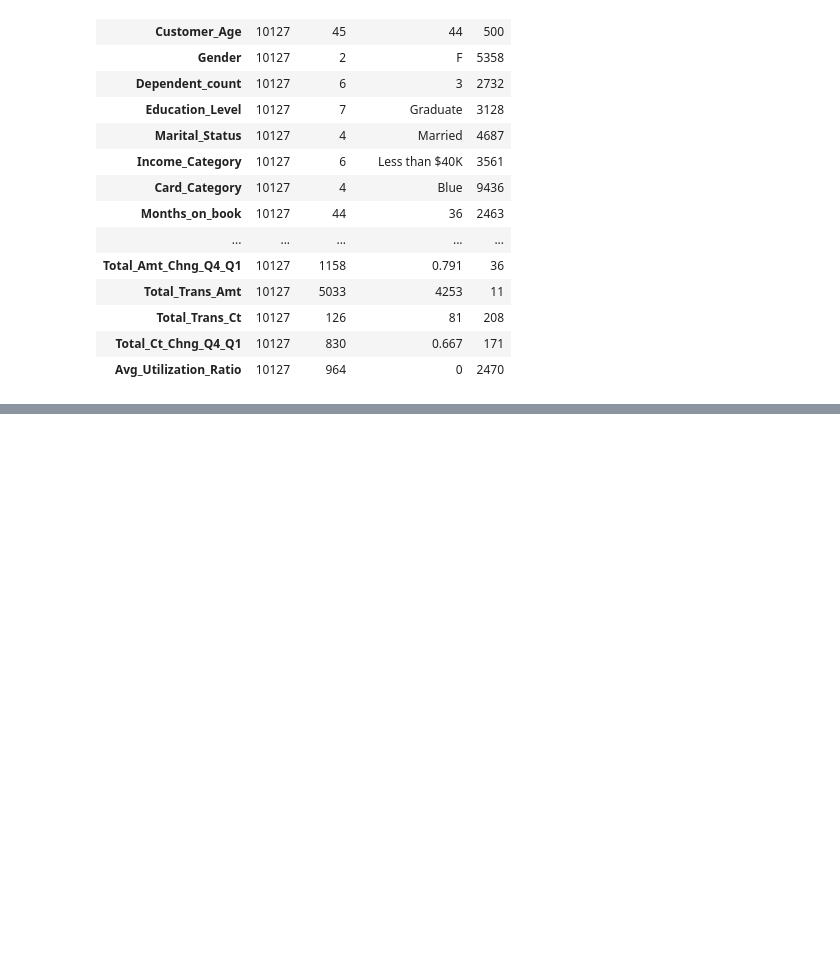
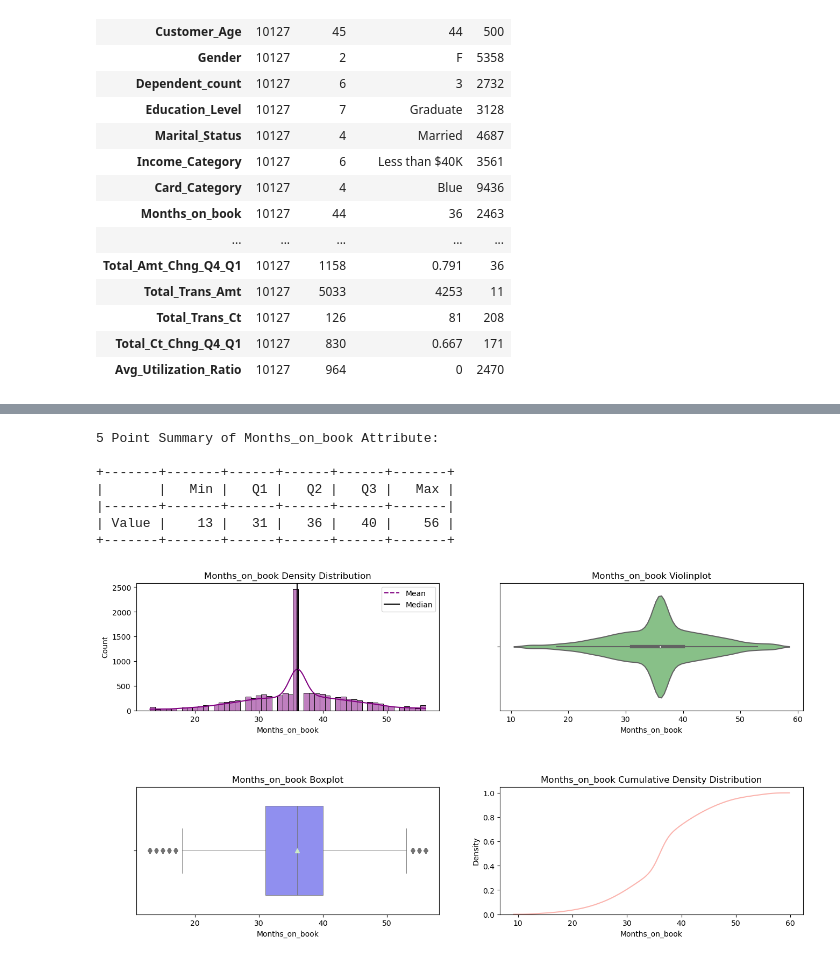
Before and after one commit to lgnovo/Project-4, a Jupyter notebook: bank_churners.ipynb, the cells around one changed output, grey strips where cells are left out. Drawn from its saved outputs; the diff is of its cells as text; code cells hidden in the pictures; blank space fills up the shorter version.

```diff
--- a/bank_churners.ipynb
+++ b/bank_churners.ipynb
@@ -173,0 +181,11 @@ TypeError: unsupported operand type(s) for -: 'str' and 'str'
+# %%
+summary(data, "Months_on_book")
+# %% [output]
+5 Point Summary of Months_on_book Attribute:
+
++-------+-------+------+------+------+-------+
+|       |   Min |   Q1 |   Q2 |   Q3 |   Max |
+|-------+-------+------+------+------+-------|
+| Value |    13 |   31 |   36 |   40 |    56 |
++-------+-------+------+------+------+-------+
+[figure, added]
```
Also changed, not shown: parts of 7 cells of this notebook, 2 other files.
